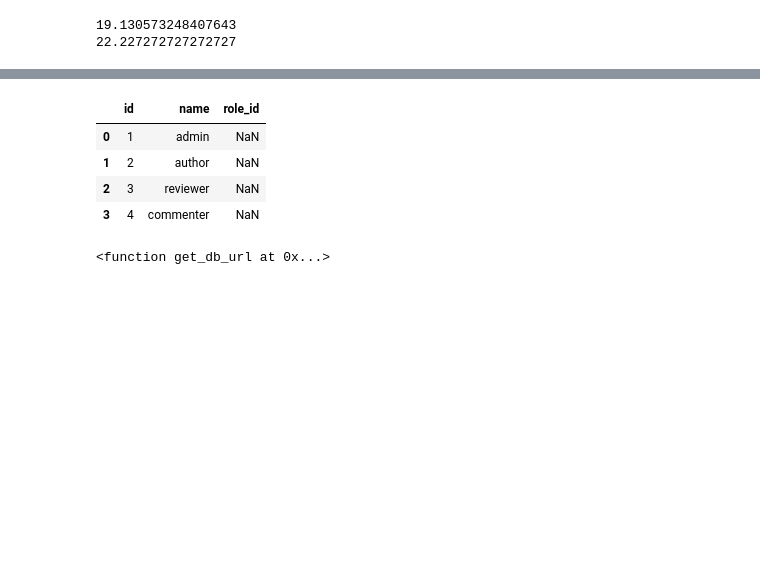
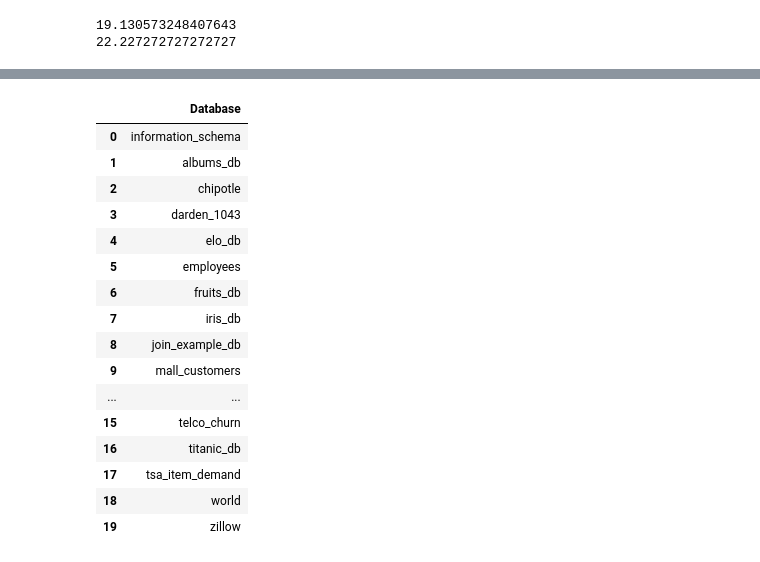
Before and after one commit to george887/numpy-pandas-visualization-exercises, a Jupyter notebook: advanced_dataframes.ipynb, the cells around one changed output, grey strips where cells are left out. Cells and saved outputs as stored; diff of their text form; code cells hidden in the pictures; blank space fills up the shorter version.

```diff
--- a/advanced_dataframes.ipynb
+++ b/advanced_dataframes.ipynb
@@ -110,10 +114,0 @@ users_w_roles
-# %%
-#No foreign keys
-users_w_roles = pd.merge(users, roles, how='right')
-users_w_roles
-# %% [output]
-|  | id | name | role_id |
-| 0 | 1 | admin | NaN |
-| 1 | 2 | author | NaN |
-| 2 | 3 | reviewer | NaN |
-| 3 | 4 | commenter | NaN |
@@ -121,12 +122,30 @@ users_w_roles
 #3 Getting data from SQL databases
 # A.Create a function named get_db_url. It should accept a username, hostname, password, and
 # database name and return a url formatted like in the examples in this lesson.
-from env import host, user, password
 
-url = f'mysql+pymysql://{user}:{password}@{host}/employees'
-
-def get_db_url(df):
-    return user and host and password and url
-print(get_db_url)
+def get_db_url(db):   ##Why does db need to be in the function? It will not work otherwise
+    from env import host, user, password
+    url = (f'mysql+pymysql://{user}:{password}@{host}/{db}')
+    return url
-# %% [output]
-<function get_db_url at 0x...>
+# %%
+# Showing all databases
+query = '''show databases'''
+pd.read_sql(query, url)
+# %% [output]
+|  | Database |
+| 0 | information_schema |
+| 1 | albums_db |
+| 2 | chipotle |
+| 3 | darden_1043 |
+| 4 | elo_db |
+| 5 | employees |
+| 6 | fruits_db |
+| 7 | iris_db |
+| 8 | join_example_db |
+| 9 | mall_customers |
+| ... | ... |
+| 15 | telco_churn |
+| 16 | titanic_db |
+| 17 | tsa_item_demand |
+| 18 | world |
+| 19 | zillow |
```
Also changed, not shown: parts of 24 cells of this notebook.
